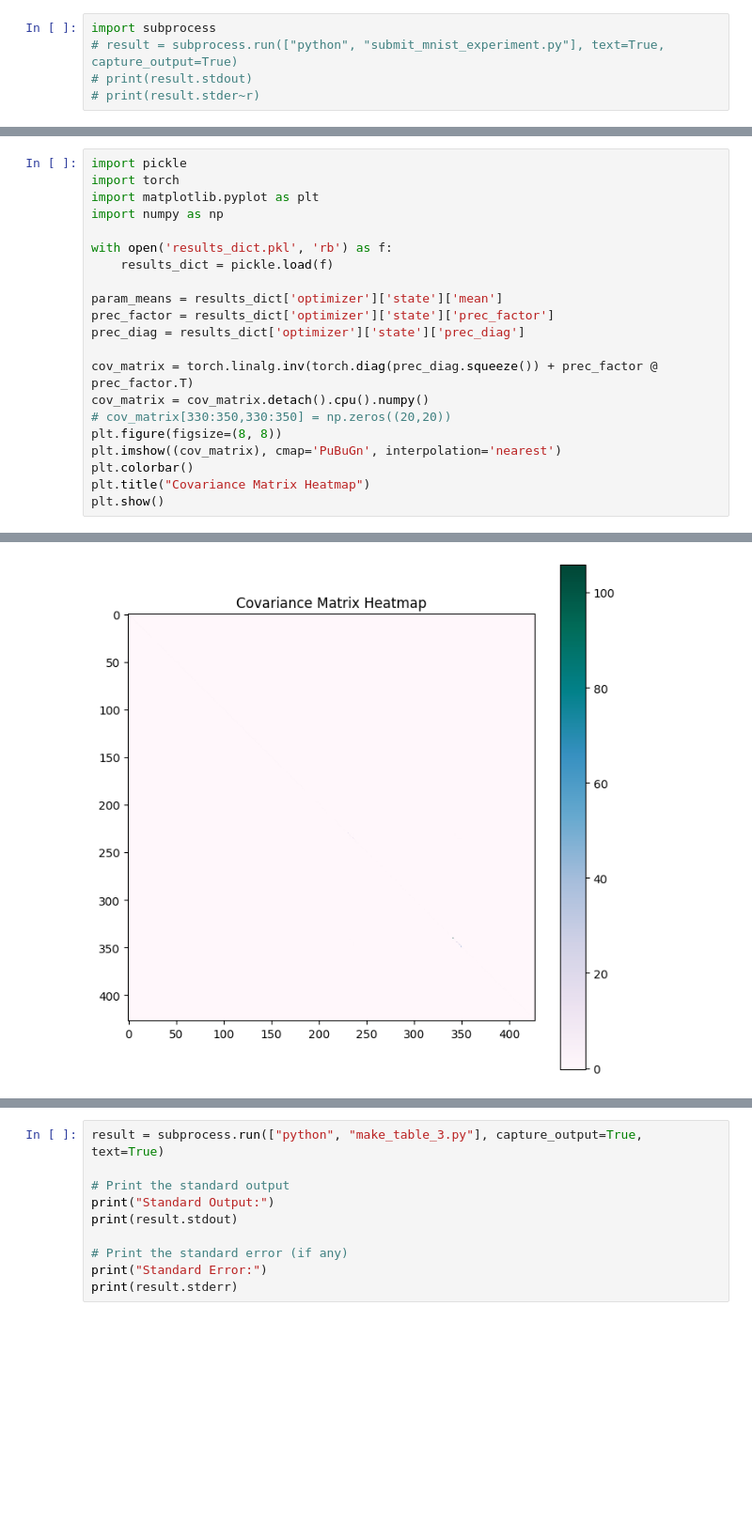
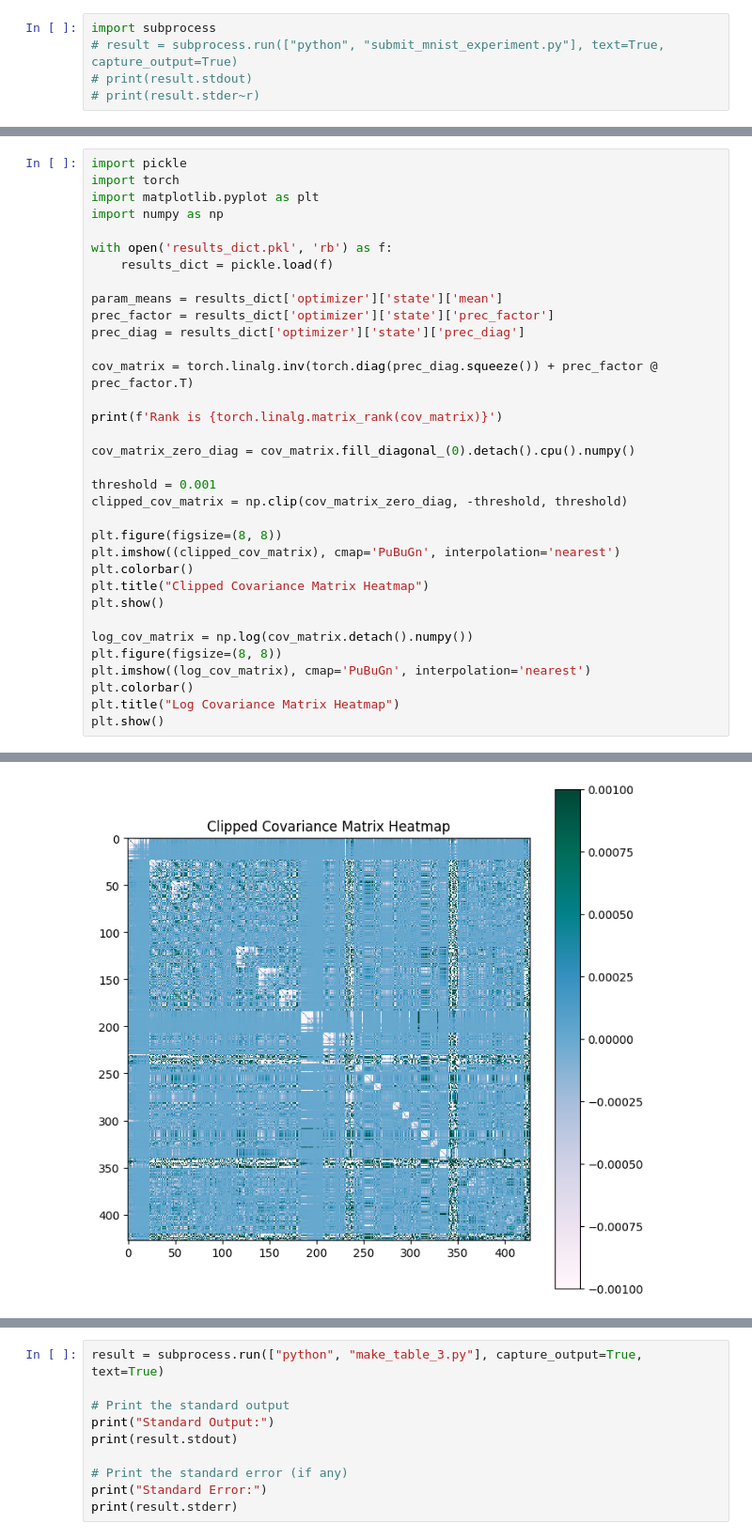
Before and after one commit to Marco-Gal/Bayesian-Neural-Network-Project, a Jupyter notebook: Rebuilding_Slang/tester.ipynb, the cells around one changed output, grey strips where cells are left out. Shown at 94% size. Cells and saved outputs as stored; diff of their text form; blank space fills up the shorter version.

```diff
--- a/Rebuilding_Slang/tester.ipynb
+++ b/Rebuilding_Slang/tester.ipynb
@@ -75,11 +57,24 @@ prec_factor = results_dict['optimizer']['state']['prec_factor']
 prec_diag = results_dict['optimizer']['state']['prec_diag']
 
 cov_matrix = torch.linalg.inv(torch.diag(prec_diag.squeeze()) + prec_factor @ prec_factor.T)
-cov_matrix = cov_matrix.detach().cpu().numpy()
-# cov_matrix[330:350,330:350] = np.zeros((20,20))
+
+print(f'Rank is {torch.linalg.matrix_rank(cov_matrix)}')
+
+cov_matrix_zero_diag = cov_matrix.fill_diagonal_(0).detach().cpu().numpy()
+
+threshold = 0.001
+clipped_cov_matrix = np.clip(cov_matrix_zero_diag, -threshold, threshold)
+
 plt.figure(figsize=(8, 8))
-plt.imshow((cov_matrix), cmap='PuBuGn', interpolation='nearest')
+plt.imshow((clipped_cov_matrix), cmap='PuBuGn', interpolation='nearest')
 plt.colorbar()
-plt.title("Covariance Matrix Heatmap")
+plt.title("Clipped Covariance Matrix Heatmap")
 plt.show()
+
+log_cov_matrix = np.log(cov_matrix.detach().numpy())
+plt.figure(figsize=(8, 8))
+plt.imshow((log_cov_matrix), cmap='PuBuGn', interpolation='nearest')
+plt.colorbar()
+plt.title("Log Covariance Matrix Heatmap")
+plt.show()
 # %% [output]
@@ -86 +82 @@ plt.show()
-[figure, old version]
+[figure, new version]
```
Also changed, not shown: parts of 9 cells of this notebook, 6 other files.
